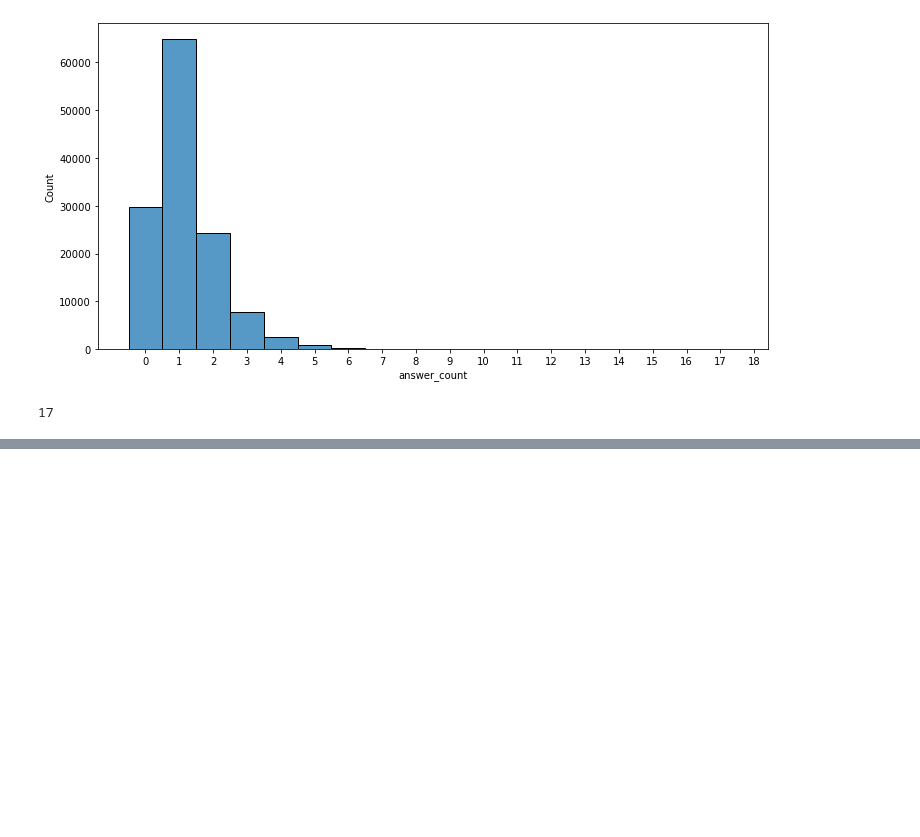
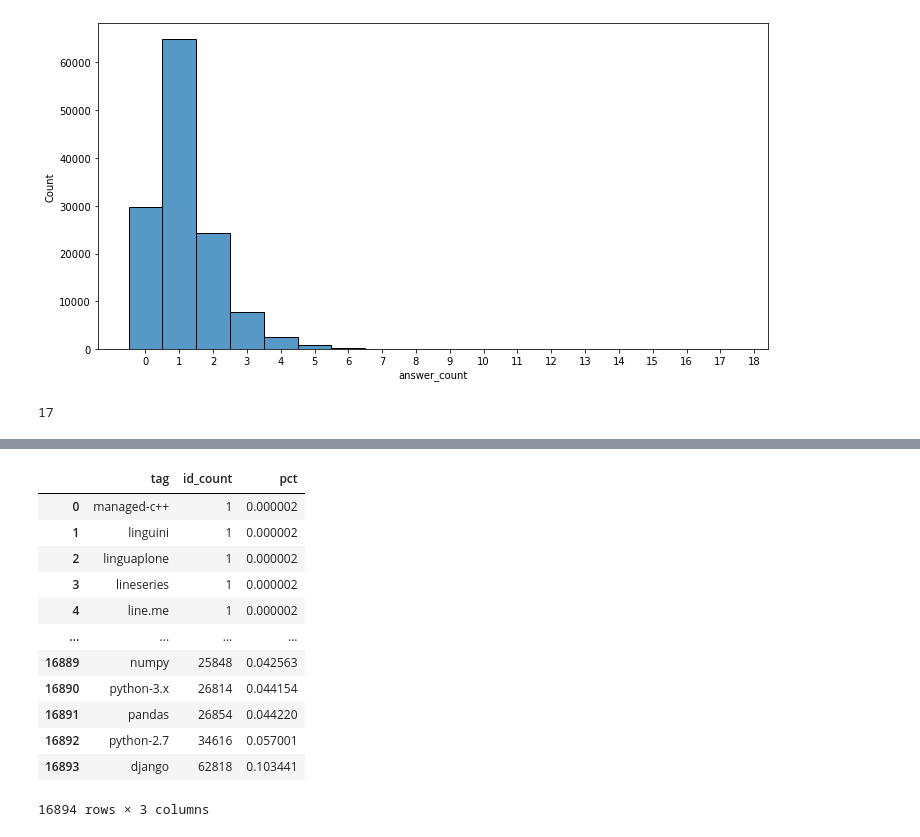
Before and after one commit to willcd/module5-project, a Jupyter notebook: code/eda_notebook.ipynb, the cells around one changed output, grey strips where cells are left out. Cells and saved outputs as stored; diff of their text form; code cells hidden in the pictures; blank space fills up the shorter version.

```diff
--- a/code/eda_notebook.ipynb
+++ b/code/eda_notebook.ipynb
@@ -418,0 +339,3 @@ scores[1].mean()
+# %%
+tag_per_id = tags.groupby('Id').size()
+id_per_tag = tags.groupby('Tag').size()
@@ -418,0 +350,4 @@ scores[1].mean()
+# %%
+idtag_df = pd.DataFrame()
+idtag_df['tag'] = id_per_tag.index.values
+idtag_df['id_count'] = id_per_tag.values
@@ -418,0 +391,16 @@ scores[1].mean()
+# %%
+idtag_df.iloc[:-1]
+# %% [output]
+|  | tag | id_count | pct |
+| 0 | managed-c++ | 1 | 0.000002 |
+| 1 | linguini | 1 | 0.000002 |
+| 2 | linguaplone | 1 | 0.000002 |
+| 3 | lineseries | 1 | 0.000002 |
+| 4 | line.me | 1 | 0.000002 |
+| ... | ... | ... | ... |
+| 16889 | numpy | 25848 | 0.042563 |
+| 16890 | python-3.x | 26814 | 0.044154 |
+| 16891 | pandas | 26854 | 0.044220 |
+| 16892 | python-2.7 | 34616 | 0.057001 |
+| 16893 | django | 62818 | 0.103441 |
+16894 rows × 3 columns
```
Also changed, not shown: parts of 46 cells of this notebook.
